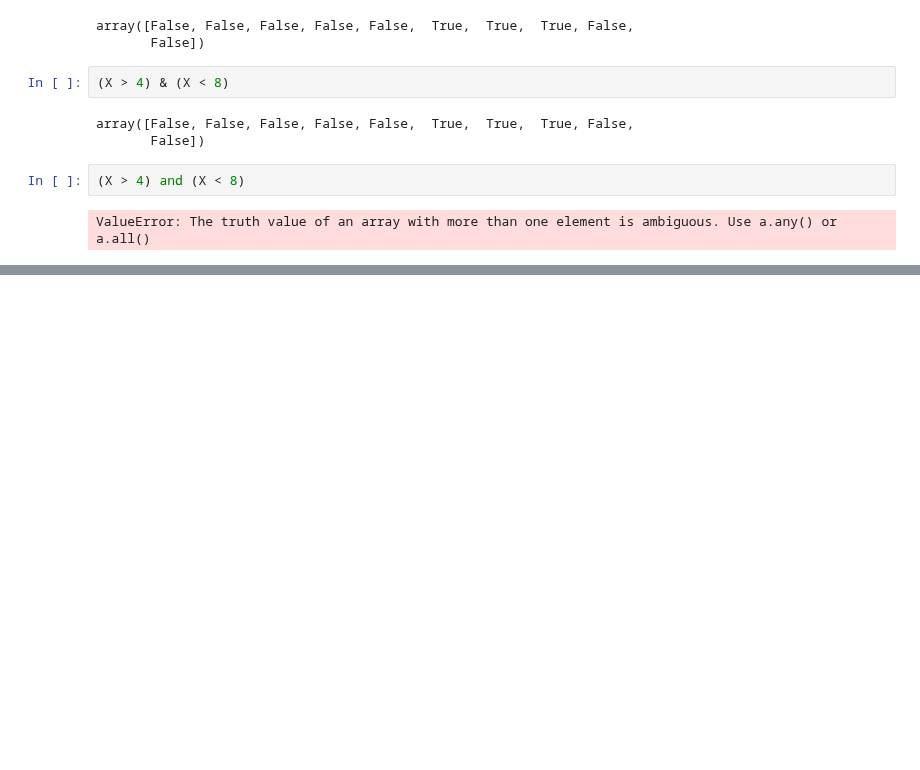
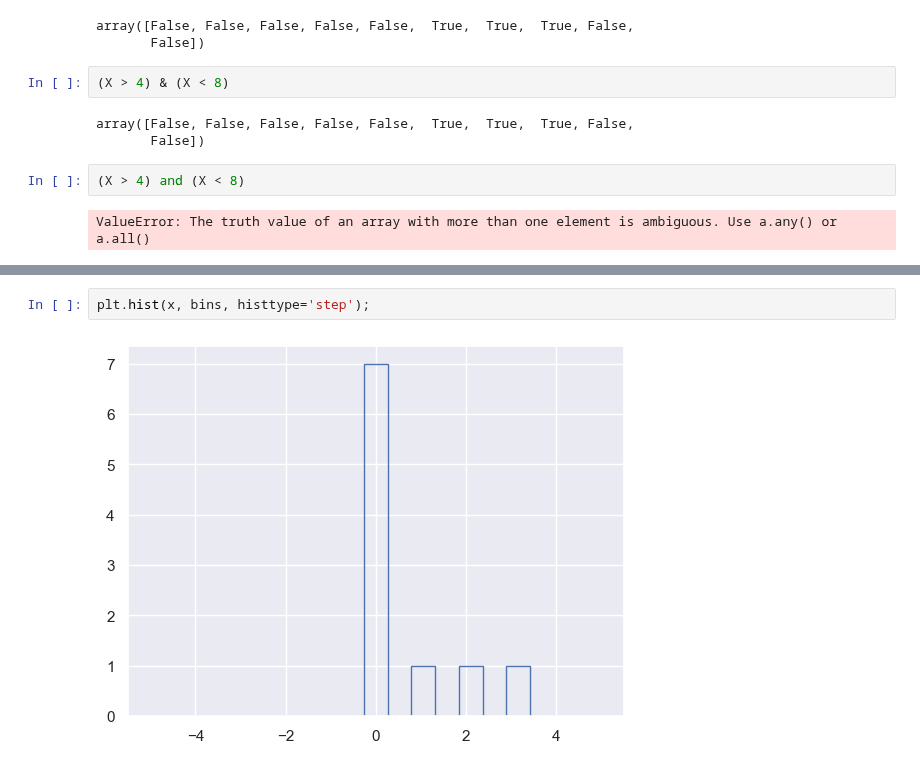
Before and after one commit to OxwardInc/Industrial-Training, a Jupyter notebook: Assignment/Week 13/numpy book.ipynb, the cells around one changed output, grey strips where cells are left out. Cells and saved outputs as stored; diff of their text form; blank space fills up the shorter version.

```diff
--- a/Assignment/Week 13/numpy book.ipynb
+++ b/Assignment/Week 13/numpy book.ipynb
@@ -1271,0 +1441,4 @@ ValueError: The truth value of an array with more than one element is ambiguous.
+# %%
+plt.hist(x, bins, histtype='step');
+# %% [output]
+[figure, added]
```
Also changed, not shown: parts of 34 cells of this notebook, 1 other file.
